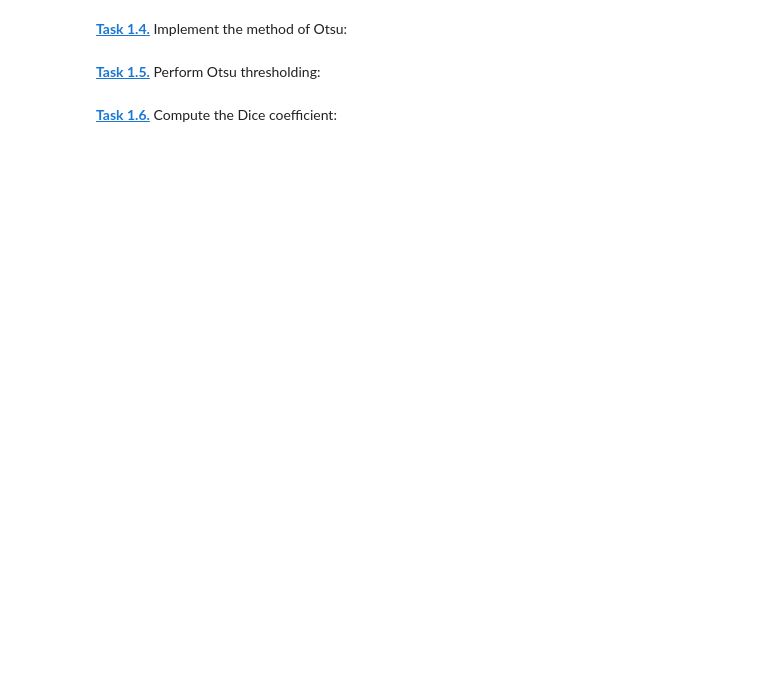
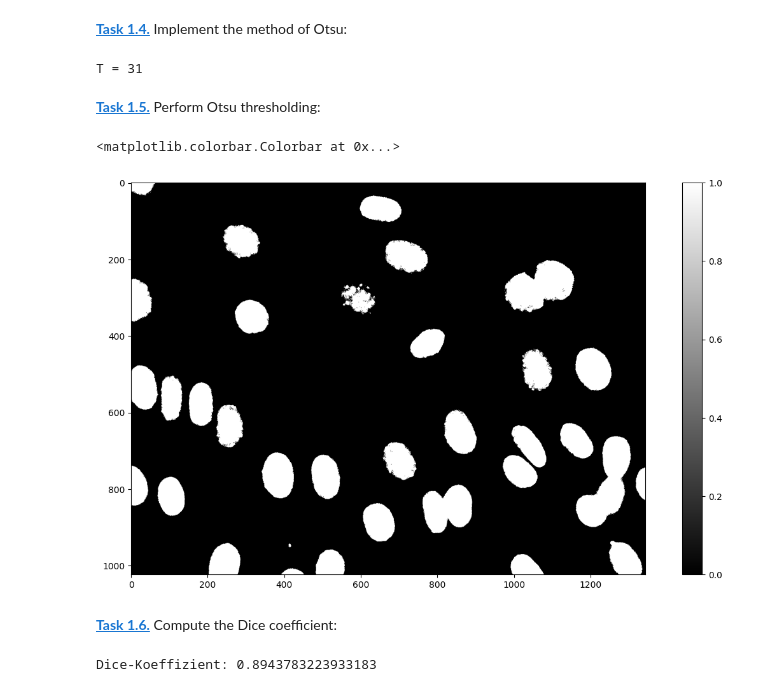
Before and after one commit to lillivoelskow/mobi-fs5-python, a Jupyter notebook: otsu.ipynb, the cells around one changed output. Cells and saved outputs as stored; diff of their text form; code cells hidden in the pictures; blank space fills up the shorter version.

```diff
--- a/otsu.ipynb
+++ b/otsu.ipynb
@@ -5,7 +5,11 @@ import numpy as np
 import matplotlib.pyplot as plt
 # %% [markdown]
 **[Task 1.1.]()** Load the image:
+# %%
+imgf = plt.imread('data/NIH3T3/im/dna-0.png')
 # %% [markdown]
 **[Task 1.2.]()** Quantify the image into 256 bins:
+# %%
+img8 = (imgf * 255).round().astype(np.uint8)
 # %% [markdown]
 **[Task 1.3.]()** Compute the image histogram:
@@ -17,6 +28,42 @@ plt.bar(range(256), h, width=1)
 # %% [markdown]
 **[Task 1.4.]()** Implement the method of Otsu:
+# %%
+best_T = None
+best_value = np.inf
+
+for T in range(1, 256):
+    class1 = img8[img8 < T]
+    class2 = img8[img8 >= T]
+
+    if len(class1) == 0 or len(class2) == 0:
+        continue
+
+    value = len(class1) * np.var(class1) + len(class2) * np.var(class2)
+
+    if value < best_value:
+        best_value = value
+        best_T = T
+
+print('T =', best_T)
+# %% [output]
+T = 31
 # %% [markdown]
 **[Task 1.5.]()** Perform Otsu thresholding:
+# %%
+image_seg = img8 >= best_T
+
+plt.figure(figsize=(15, 8))
+plt.imshow(image_seg, cmap='gray')
+plt.colorbar()
+# %% [output]
+<matplotlib.colorbar.Colorbar at 0x...>
+[figure, added]
 # %% [markdown]
 **[Task 1.6.]()** Compute the Dice coefficient:
+# %%
+gt = plt.imread('data/NIH3T3/gt/0.png') > 0
+
+dice = 2 * (image_seg * gt).sum() / (image_seg.sum() + gt.sum())
+print('Dice-Koeffizient:', dice)
+# %% [output]
+Dice-Koeffizient: 0.8943783223933183
```
Also changed, not shown: parts of 2 cells of this notebook.
